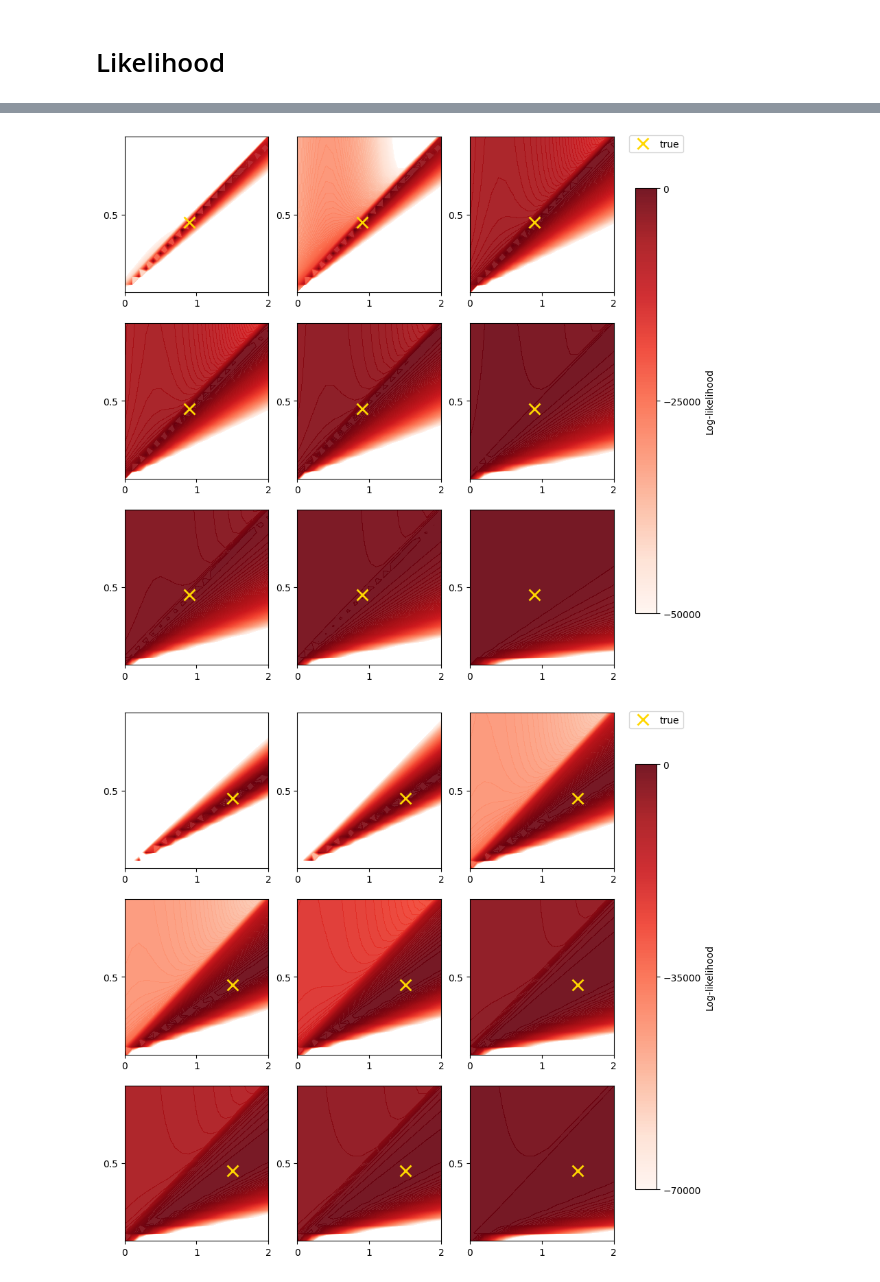
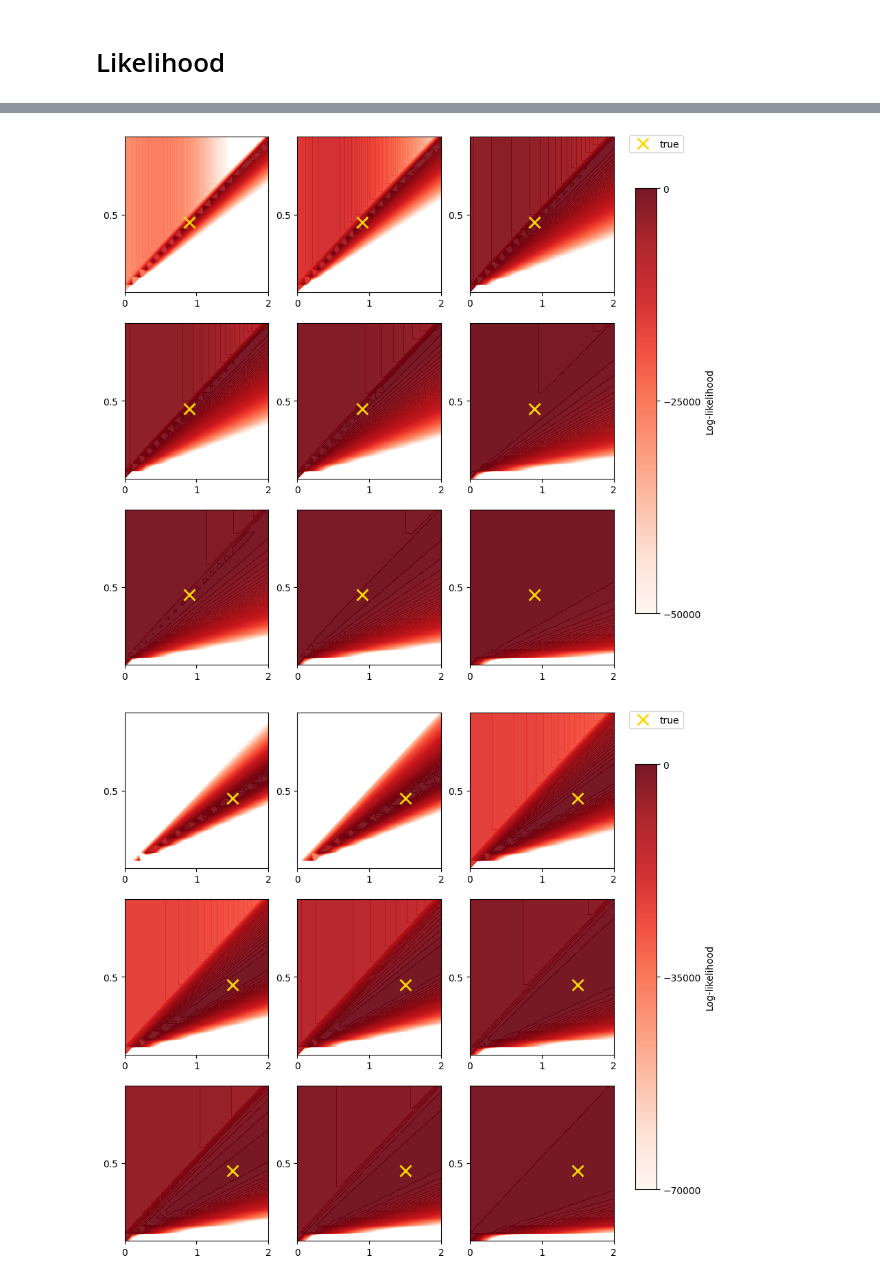
Before and after one commit to lisab00/ma-code, a Jupyter notebook: notebooks/inverse_uq_am/plots_inverse_uq_am.ipynb, the cells around one changed output, grey strips where cells are left out. Cells and saved outputs as stored; diff of their text form; code cells hidden in the pictures.

```diff
--- a/notebooks/inverse_uq_am/plots_inverse_uq_am.ipynb
+++ b/notebooks/inverse_uq_am/plots_inverse_uq_am.ipynb
@@ -29,6 +29,6 @@ store=False
 t_fixed=True
 log=True
 
-path_to_read= "C:/Users/lisah/Documents/Repos/ma-code/data/t_fixed/t100/fisher_am/"
+path_to_read= "C:/Users/lisah/Documents/Repos/ma-code/data/t_fixed/t100/late_obs/fisher_am/"
 fish_grid_plot(noise_vals, M_vals, path_to_read, w0, m, log)
 # %% [output]
@@ -101,7 +101,7 @@ ll_grid_plot_am(noise_vals, M_vals, lower_bound, path, w0, n0, a, m)
 noise_vals = [0.01, 0.1, 0.5]
 M_vals = [1000,500,100]
 lower_bound = -50000
-path = "C:/Users/lisah/Documents/Repos/ma-code/data/t_fixed/t100/likelihood_am/"
+path = "C:/Users/lisah/Documents/Repos/ma-code/data/t_fixed/t100/late_obs/likelihood_am/"
 w0 = 0.95
 m = 0.45
 n0 = 1.5
@@ -109,18 +109,18 @@ a = 0.9
 
 ll_grid_plot_am(noise_vals, M_vals, lower_bound, path, w0, n0, a, m)
 # %% [output]
-[figure, old version]
+[figure, new version]
 # %%
 # RIGHT
 noise_vals = [0.01, 0.1, 0.5]
 M_vals = [1000,500,100]
 lower_bound = -70000
-path = "C:/Users/lisah/Documents/Repos/ma-code/data/t_fixed/t100/likelihood_am/"
+path = "C:/Users/lisah/Documents/Repos/ma-code/data/t_fixed/t100/late_obs/likelihood_am/"
 w0 = 0.95
 m = 0.45
 n0 = 1.5
 a = 1.5
 
 ll_grid_plot_am(noise_vals, M_vals, lower_bound, path, w0, n0, a, m)
 # %% [output]
-[figure, old version]
+[figure, new version]
```
Also changed, not shown: parts of 2 cells of this notebook, 50 other files.
